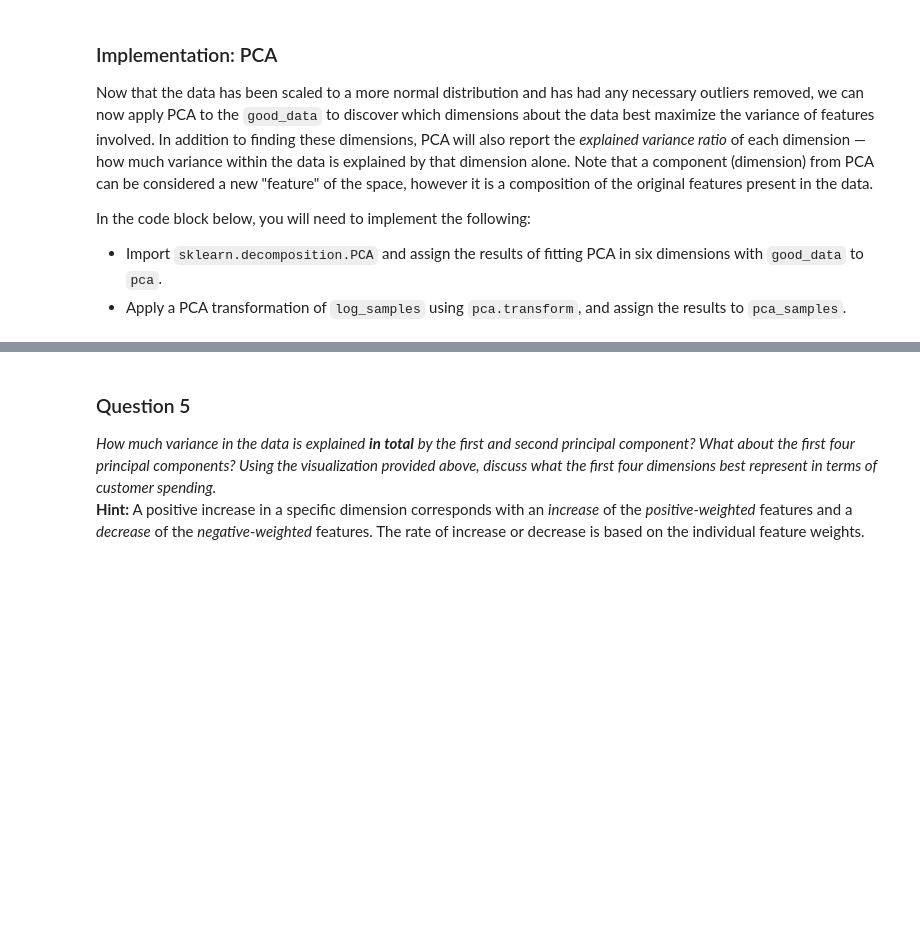
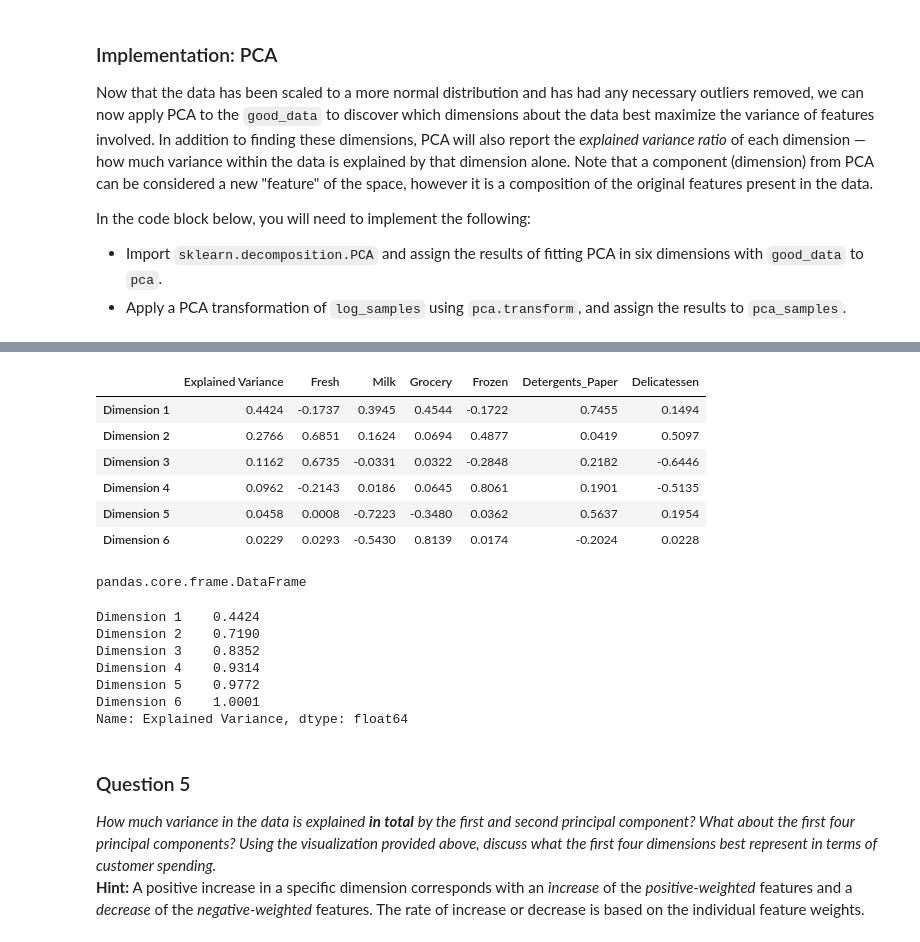
Before and after one commit to vm021r/Creating-Customer-Segments, a Jupyter notebook: customer_segments.ipynb, the cells around one changed output, grey strips where cells are left out. Drawn from its saved outputs; the diff is of its cells as text; code cells hidden in the pictures; blank space fills up the shorter version.

```diff
--- a/customer_segments.ipynb
+++ b/customer_segments.ipynb
@@ -243,3 +327,28 @@ pca_results = vs.pca_results(good_data, pca)
+# %%
+# DataFrame of results
+display(pca_results)
+
+# DataFrame
+display(type(pca_results))
+
+# Cumulative explained variance should add to 1
+display(pca_results['Explained Variance'].cumsum())
+# %% [output]
+|  | Explained Variance | Fresh | Milk | Grocery | Frozen | Detergents_Paper | Delicatessen |
+| Dimension 1 | 0.4424 | -0.1737 | 0.3945 | 0.4544 | -0.1722 | 0.7455 | 0.1494 |
+| Dimension 2 | 0.2766 | 0.6851 | 0.1624 | 0.0694 | 0.4877 | 0.0419 | 0.5097 |
+| Dimension 3 | 0.1162 | 0.6735 | -0.0331 | 0.0322 | -0.2848 | 0.2182 | -0.6446 |
+| Dimension 4 | 0.0962 | -0.2143 | 0.0186 | 0.0645 | 0.8061 | 0.1901 | -0.5135 |
+| Dimension 5 | 0.0458 | 0.0008 | -0.7223 | -0.3480 | 0.0362 | 0.5637 | 0.1954 |
+| Dimension 6 | 0.0229 | 0.0293 | -0.5430 | 0.8139 | 0.0174 | -0.2024 | 0.0228 |
+pandas.core.frame.DataFrame
+Dimension 1    0.4424
+Dimension 2    0.7190
+Dimension 3    0.8352
+Dimension 4    0.9314
+Dimension 5    0.9772
+Dimension 6    1.0001
+Name: Explained Variance, dtype: float64
 # %% [markdown]
 ### Question 5
 *How much variance in the data is explained* ***in total*** *by the first and second principal component? What about the first four principal components? Using the visualization provided above, discuss what the first four dimensions best represent in terms of customer spending.*
```
Also changed, not shown: parts of 14 cells of this notebook.
